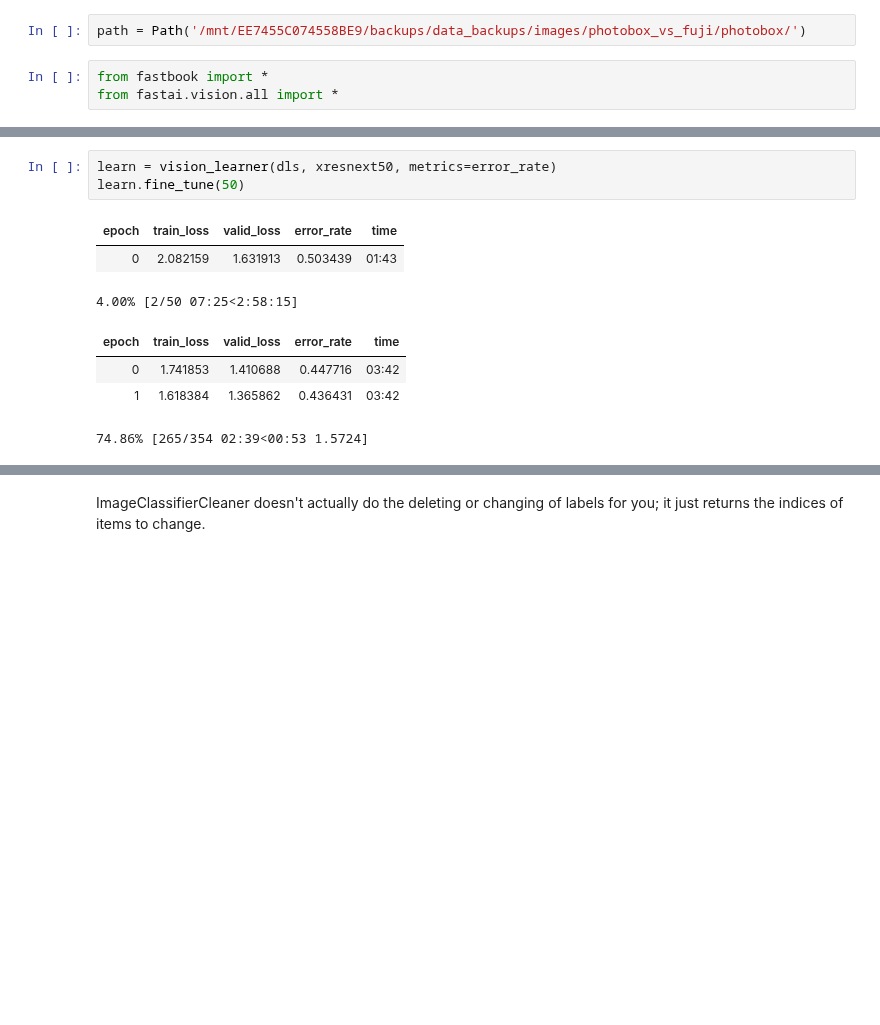
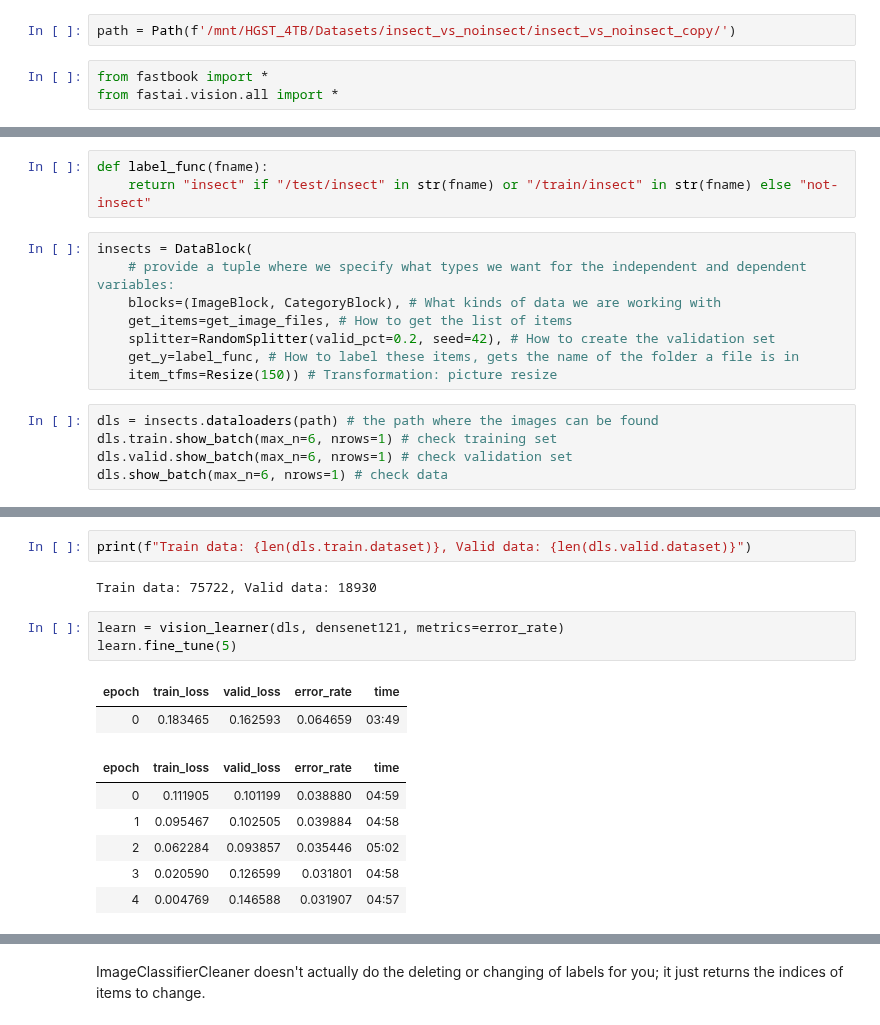
Before and after one commit to kalfasyan/stickybugs-ai, a Jupyter notebook: 010_CleanLab_data_cleaning.ipynb, the cells around one changed output, grey strips where cells are left out. Cells and saved outputs as stored; diff of their text form; blank space fills up the shorter version.

```diff
--- a/010_CleanLab_data_cleaning.ipynb
+++ b/010_CleanLab_data_cleaning.ipynb
@@ -124,7 +37,7 @@ Name: label, dtype: int64
 # %% [markdown]
 # Cleaning with FastAI
 # %%
-path = Path('/mnt/EE7455C074558BE9/backups/data_backups/images/photobox_vs_fuji/photobox/')
+path = Path(f'/mnt/HGST_4TB/Datasets/insect_vs_noinsect/insect_vs_noinsect_copy/')
 # %%
 from fastbook import *
 from fastai.vision.all import *
@@ -151,0 +48,16 @@ dls.show_batch(max_n=4, nrows=1) # check data
+# %%
+def label_func(fname):
+    return "insect" if "/test/insect" in str(fname) or "/train/insect" in str(fname) else "not-insect"
+# %%
+insects = DataBlock(
+    # provide a tuple where we specify what types we want for the independent and dependent variables:
+    blocks=(ImageBlock, CategoryBlock), # What kinds of data we are working with
+    get_items=get_image_files, # How to get the list of items
+    splitter=RandomSplitter(valid_pct=0.2, seed=42), # How to create the validation set
+    get_y=label_func, # How to label these items, gets the name of the folder a file is in
+    item_tfms=Resize(150)) # Transformation: picture resize
+# %%
+dls = insects.dataloaders(path) # the path where the images can be found
+dls.train.show_batch(max_n=6, nrows=1) # check training set
+dls.valid.show_batch(max_n=6, nrows=1) # check validation set
+dls.show_batch(max_n=6, nrows=1) # check data
@@ -152,12 +68,17 @@ dls.show_batch(max_n=4, nrows=1) # check data
+# %%
+print(f"Train data: {len(dls.train.dataset)}, Valid data: {len(dls.valid.dataset)}")
+# %% [output]
+Train data: 75722, Valid data: 18930
 # %%
-learn = vision_learner(dls, xresnext50, metrics=error_rate)
-learn.fine_tune(50)
+learn = vision_learner(dls, densenet121, metrics=error_rate)
+learn.fine_tune(5)
 # %% [output]
 | epoch | train_loss | valid_loss | error_rate | time |
-| 0 | 2.082159 | 1.631913 | 0.503439 | 01:43 |
+| 0 | 0.183465 | 0.162593 | 0.064659 | 03:49 |
-4.00% [2/50 07:25<2:58:15]
 | epoch | train_loss | valid_loss | error_rate | time |
-| 0 | 1.741853 | 1.410688 | 0.447716 | 03:42 |
-| 1 | 1.618384 | 1.365862 | 0.436431 | 03:42 |
+| 0 | 0.111905 | 0.101199 | 0.038880 | 04:59 |
+| 1 | 0.095467 | 0.102505 | 0.039884 | 04:58 |
+| 2 | 0.062284 | 0.093857 | 0.035446 | 05:02 |
+| 3 | 0.020590 | 0.126599 | 0.031801 | 04:58 |
+| 4 | 0.004769 | 0.146588 | 0.031907 | 04:57 |
-74.86% [265/354 02:39<00:53 1.5724]
 # %%
```
Also changed, not shown: parts of 23 cells of this notebook, 3 other files.
